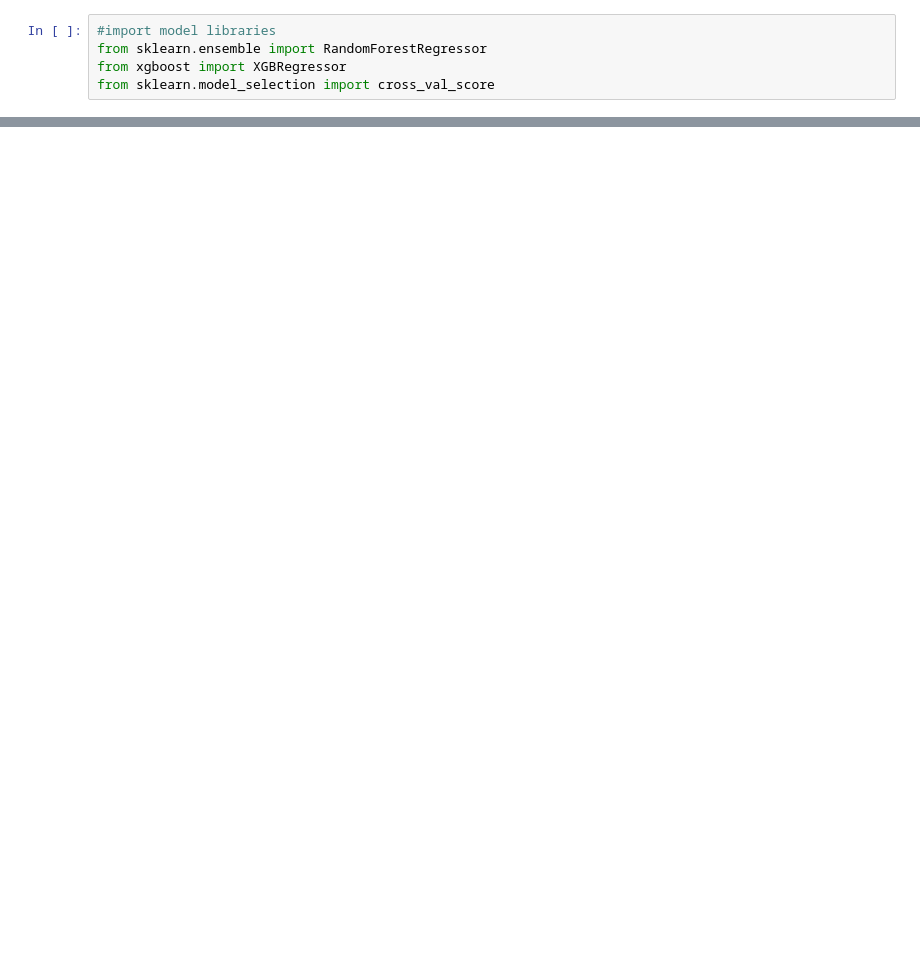
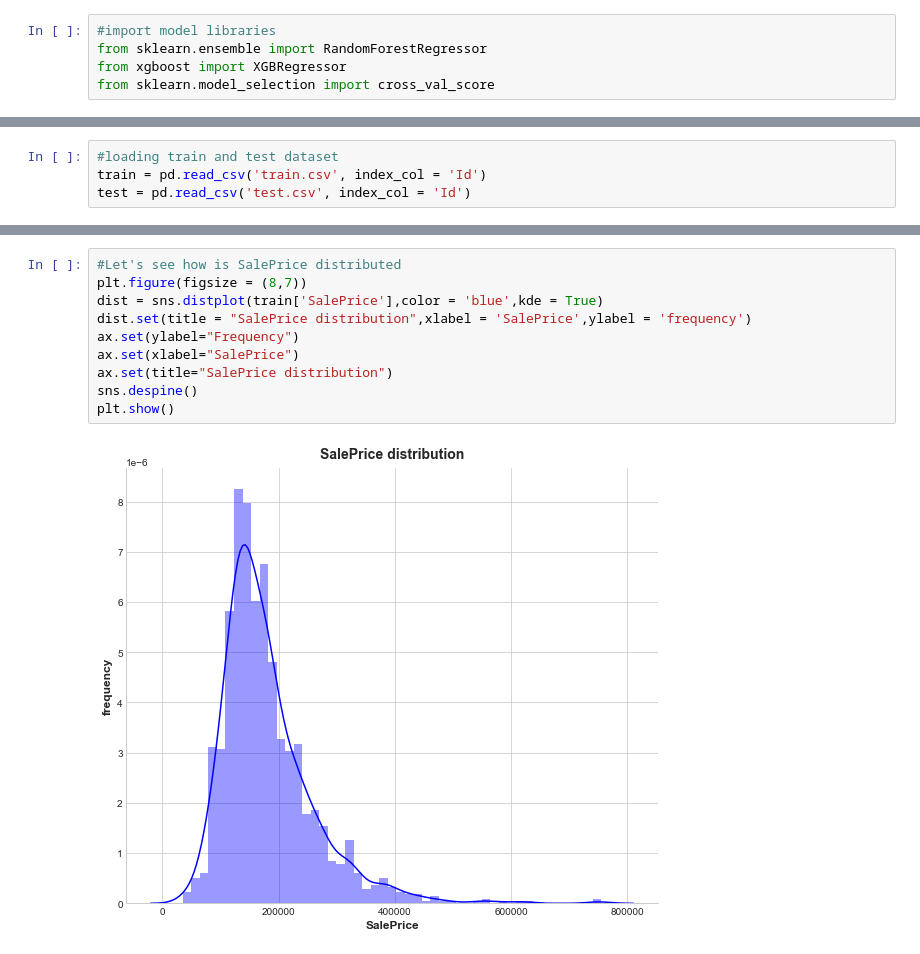
Before and after one commit to gitMiodek/House-prices-KAGGLE, a Jupyter notebook: House-prices-project.ipynb, the cells around one changed output, grey strips where cells are left out. Cells and saved outputs as stored; diff of their text form; blank space fills up the shorter version.

Commit message:
Added data visualisation

```diff
--- a/House-prices-project.ipynb
+++ b/House-prices-project.ipynb
@@ -49,0 +52,4 @@ from sklearn.model_selection import cross_val_score
+# %%
+#loading train and test dataset
+train = pd.read_csv('train.csv', index_col = 'Id')
+test = pd.read_csv('test.csv', index_col = 'Id')
@@ -49,0 +89,12 @@ from sklearn.model_selection import cross_val_score
+# %%
+#Let's see how is SalePrice distributed
+plt.figure(figsize = (8,7))
+dist = sns.distplot(train['SalePrice'],color = 'blue',kde = True)
+dist.set(title = "SalePrice distribution",xlabel = 'SalePrice',ylabel = 'frequency')
+ax.set(ylabel="Frequency")
+ax.set(xlabel="SalePrice")
+ax.set(title="SalePrice distribution")
+sns.despine()
+plt.show()
+# %% [output]
+[figure, added]
```
Also changed, not shown: parts of 24 cells of this notebook.
